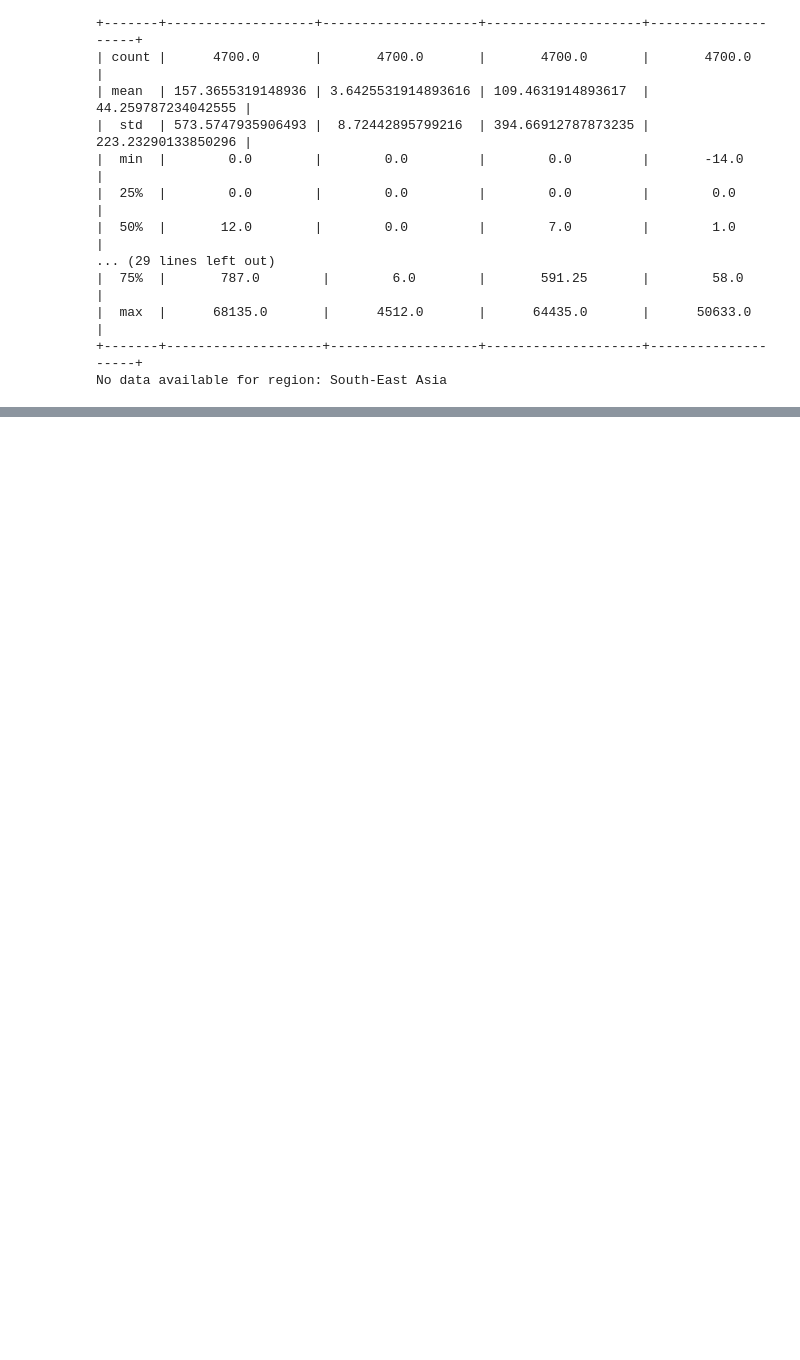
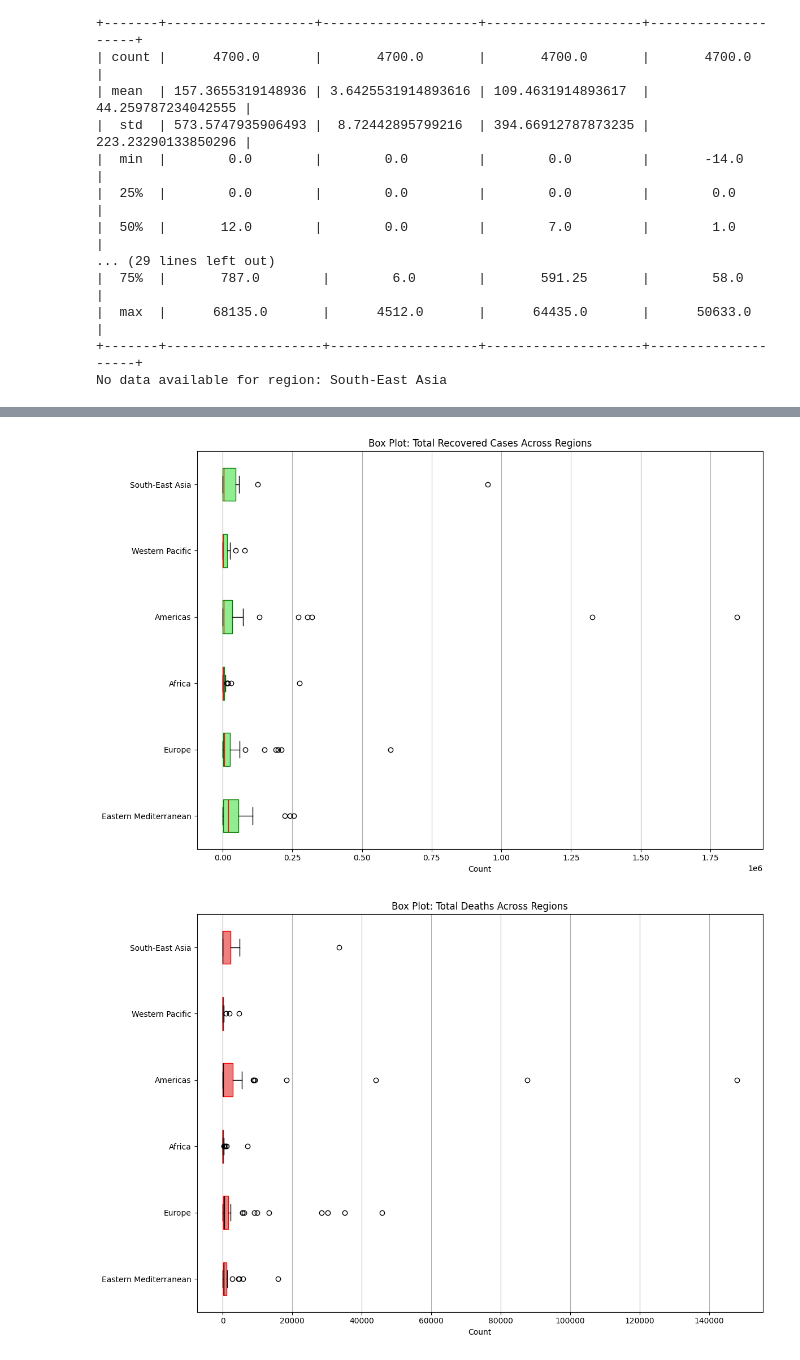
Before and after one commit to peterdev123/data_report, a Jupyter notebook: test.ipynb, the cells around one changed output, grey strips where cells are left out. Saved outputs shown, nothing was run; the diff lists cells and outputs as text; code cells hidden in the pictures; blank space fills up the shorter version.

```diff
--- a/test.ipynb
+++ b/test.ipynb
@@ -239,0 +323,66 @@ Monthly Summary Statistics for Eastern Mediterranean:
+# %%
+def store_region_data_as_list(cw):
+    region_data_list = []
+    region_totals = {}
+
+    unique_regions = cw['WHO Region'].unique()
+
+    total_deaths_list = []
+    total_recovered_list = []
+
+    for region in unique_regions:
+        region_data = cw[cw['WHO Region'] == region]
+
+        total_deaths = region_data['Deaths'].sum()
+        total_recovered = region_data['Recovered'].sum()
+
+        region_data_list.append((region, region_data, total_deaths, total_recovered))
+        region_totals[region] = {'Deaths': total_deaths, 'Recovered': total_recovered}
+
+
+        total_deaths_list.append(total_deaths)
+        total_recovered_list.append(total_recovered)
+
+    return region_data_list, region_totals, total_deaths_list, total_recovered_list
+
+
+cw = pd.read_csv('archive/country_wise_latest.csv')
+
+region_data_storage_list, region_totals, total_deaths_list, total_recovered_list = store_region_data_as_list(cw)
+
+data_for_recovered = [cw[cw['WHO Region'] == region]['Recovered'].values for region in cw['WHO Region'].unique()]
+data_for_deaths = [cw[cw['WHO Region'] == region]['Deaths'].values for region in cw['WHO Region'].unique()]
+
+unique_who_regions = cw['WHO Region'].unique()
+
+plt.figure(figsize=(5, 3))
+plt.boxplot(data_for_recovered,
+            tick_labels=unique_who_regions,
+            patch_artist=True,
+            boxprops=dict(facecolor='lightgreen', color='green'),
+            medianprops=dict(color='red'),
+            vert=False)
+
+
+plt.title('Box Plot: Total Recovered Cases Across Regions')
+plt.xlabel('Count')
+plt.grid(axis='x')
+plt.tight_layout()
+plt.show()
+
+plt.figure(figsize=(12, 8))
+plt.boxplot(data_for_deaths,
+            tick_labels=unique_who_regions,
+            patch_artist=True,
+            boxprops=dict(facecolor='lightcoral', color='red'),
+            medianprops=dict(color='black'),
+            vert=False)
+
+plt.title('Box Plot: Total Deaths Across Regions')
+plt.xlabel('Count')
+plt.grid(axis='x')
+plt.tight_layout()
+plt.show()
+# %% [output]
+[figure, added]
+[figure, added]
```
Also changed, not shown: parts of 4 cells of this notebook.
